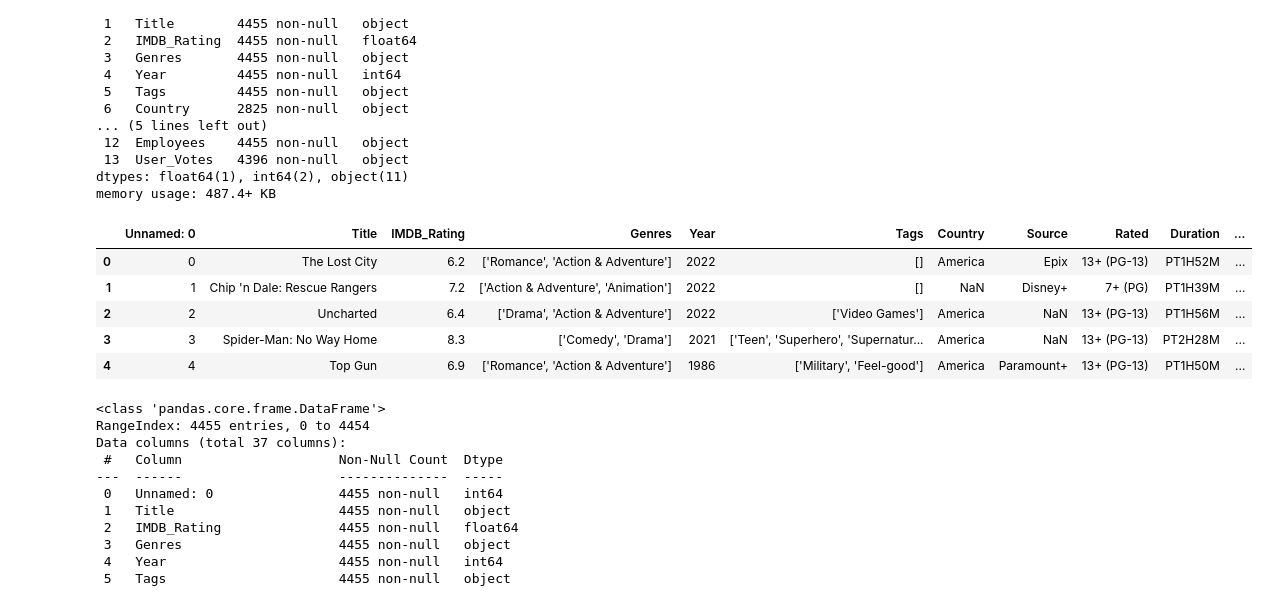
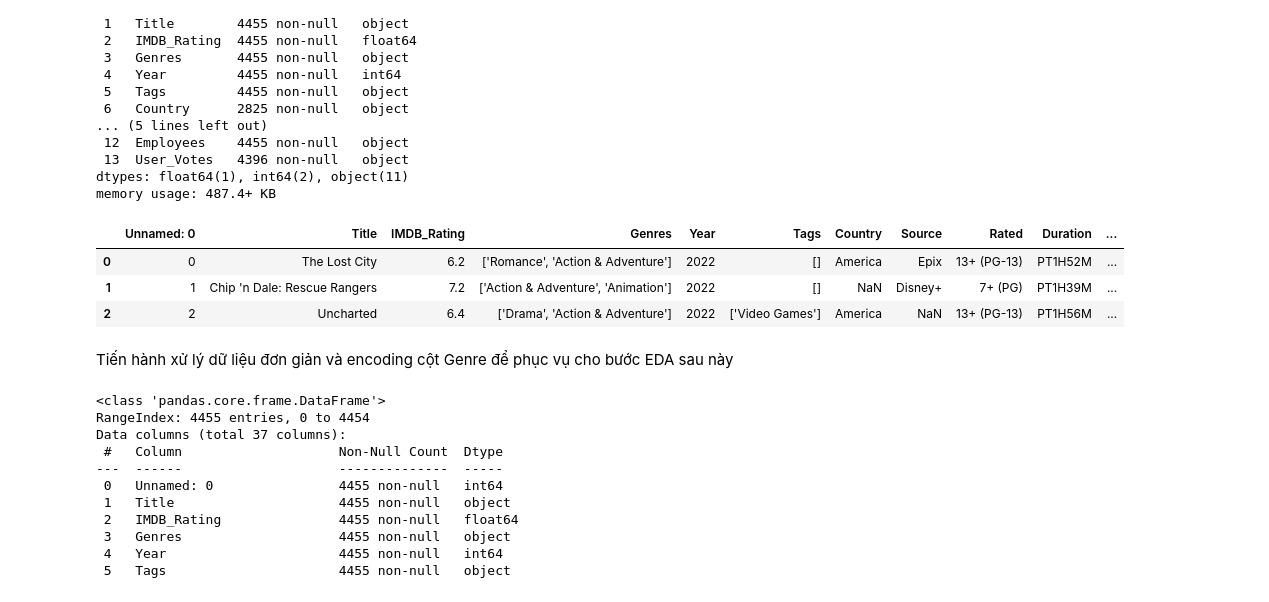
Before and after one commit to toanil315/CK-KHDL, a Jupyter notebook: eda_endterm.ipynb, the cells around one changed output. Saved outputs shown, nothing was run; the diff lists cells and outputs as text; code cells hidden in the pictures.

```diff
--- a/eda_endterm.ipynb
+++ b/eda_endterm.ipynb
@@ -29,13 +176,13 @@ Data columns (total 14 columns):
 dtypes: float64(1), int64(2), object(11)
 memory usage: 487.4+ KB
 # %%
-df.head(5)
+df.head(3)
 # %% [output]
 |  | Unnamed: 0 | Title | IMDB_Rating | Genres | Year | Tags | Country | Source | Rated | Duration | ... |
 | 0 | 0 | The Lost City | 6.2 | ['Romance', 'Action & Adventure'] | 2022 | [] | America | Epix | 13+ (PG-13) | PT1H52M | ... |
 | 1 | 1 | Chip 'n Dale: Rescue Rangers | 7.2 | ['Action & Adventure', 'Animation'] | 2022 | [] | NaN | Disney+ | 7+ (PG) | PT1H39M | ... |
 | 2 | 2 | Uncharted | 6.4 | ['Drama', 'Action & Adventure'] | 2022 | ['Video Games'] | America | NaN | 13+ (PG-13) | PT1H56M | ... |
-| 3 | 3 | Spider-Man: No Way Home | 8.3 | ['Comedy', 'Drama'] | 2021 | ['Teen', 'Superhero', 'Supernatur... | America | NaN | 13+ (PG-13) | PT2H28M | ... |
-| 4 | 4 | Top Gun | 6.9 | ['Romance', 'Action & Adventure'] | 1986 | ['Military', 'Feel-good'] | America | Paramount+ | 13+ (PG-13) | PT1H50M | ... |
+# %% [markdown]
+Tiến hành xử lý dữ liệu đơn giản và encoding cột Genre để phục vụ cho bước EDA sau này
 # %%
 mlb = MultiLabelBinarizer()
```
Also changed, not shown: parts of 33 cells of this notebook.
